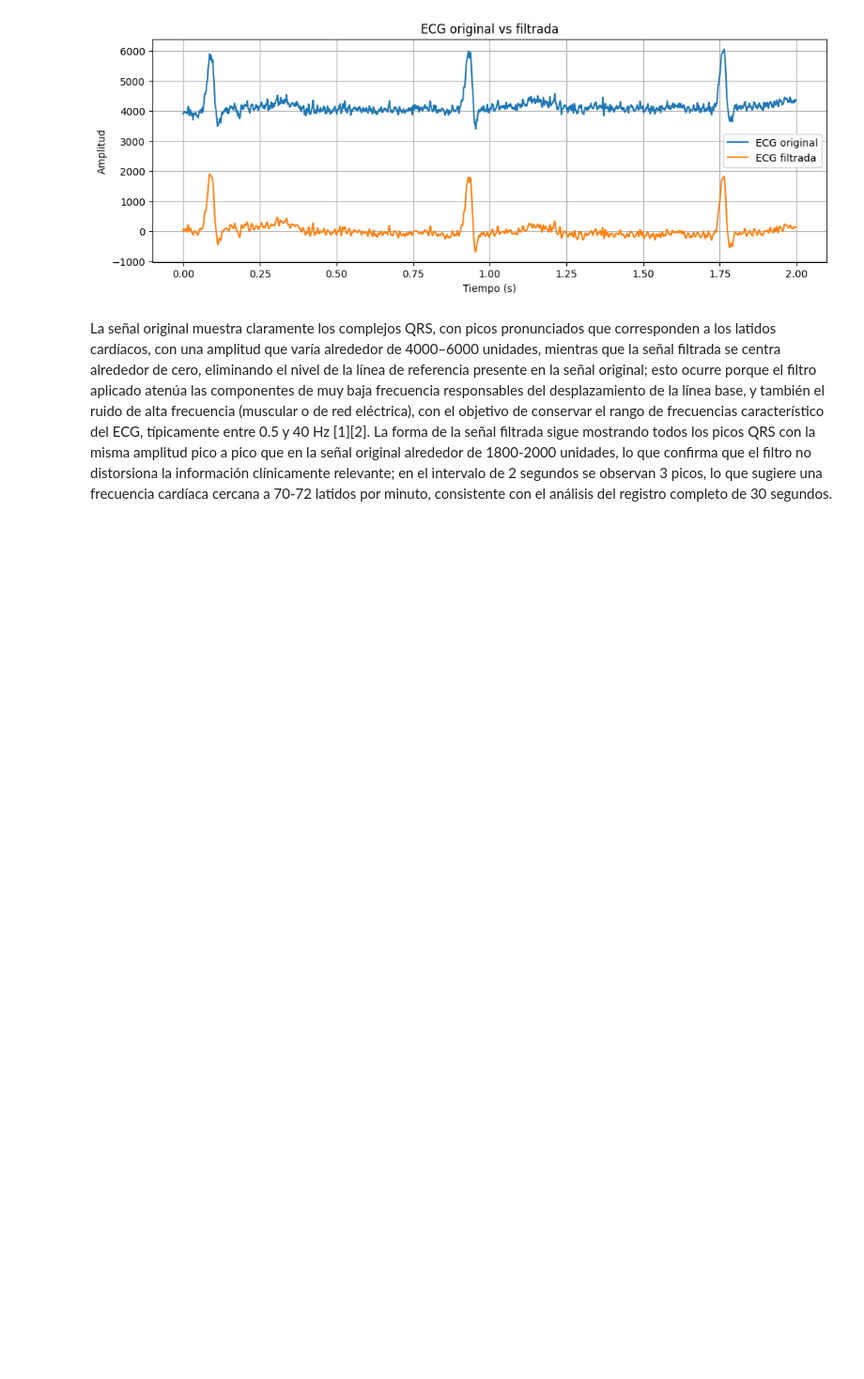
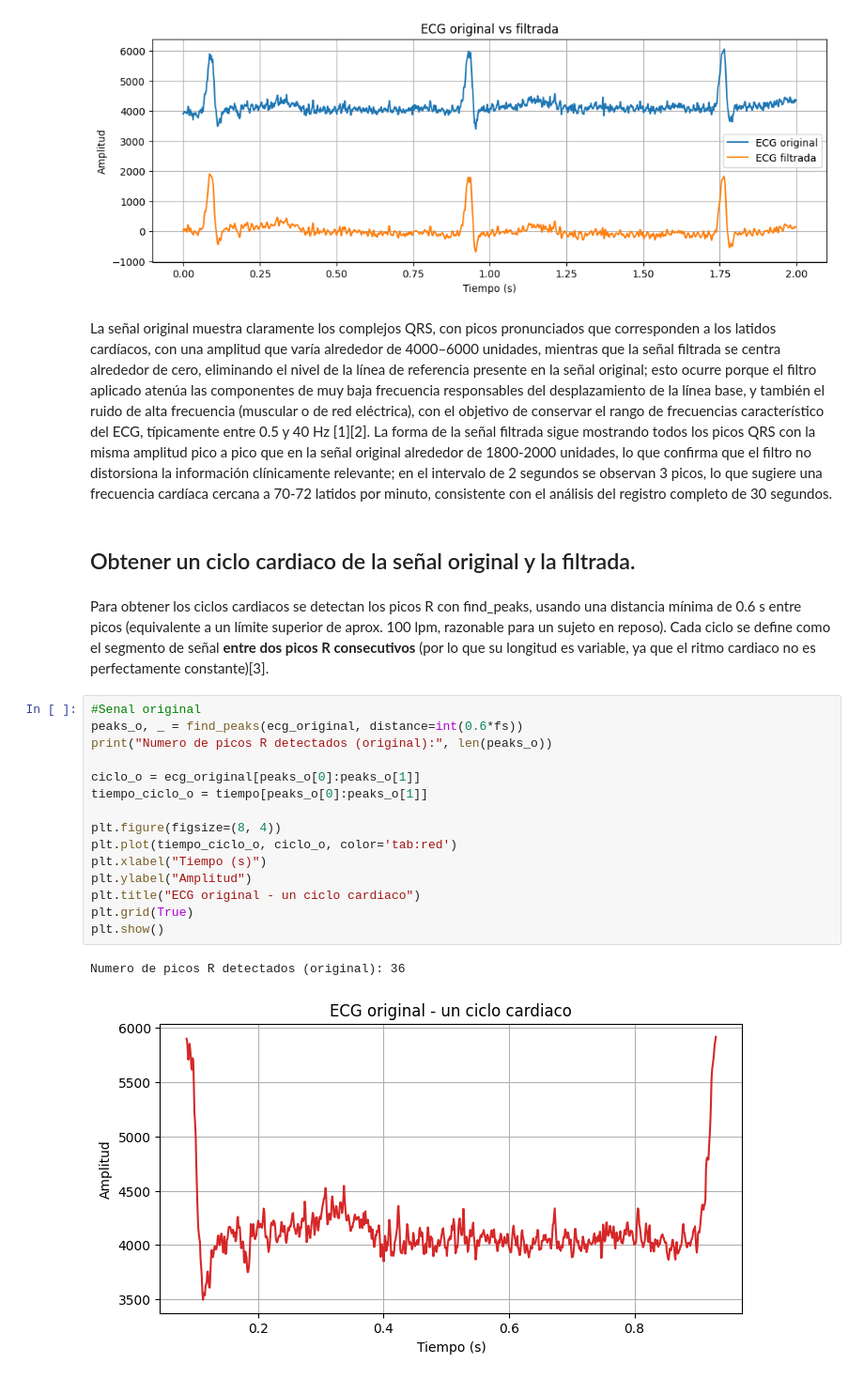
Before and after one commit to Juliana051319/Laboratorio_Biosenales_V4-6pm, a Jupyter notebook: práctica2/parte1.ipynb, the cells around one changed output. Shown at 94% size. Cells and saved outputs as stored; diff of their text form; blank space fills up the shorter version.

```diff
--- a/práctica2/parte1.ipynb
+++ b/práctica2/parte1.ipynb
@@ -115,3 +115,25 @@ plt.show()
 [figure]
 # %% [markdown]
 La señal original muestra claramente los complejos QRS, con picos pronunciados que corresponden a los latidos cardíacos, con una amplitud que varía alrededor de 4000–6000 unidades, mientras que la señal filtrada se centra alrededor de cero, eliminando el nivel de la línea de referencia presente en la señal original; esto ocurre porque el filtro aplicado atenúa las componentes de muy baja frecuencia responsables del desplazamiento de la línea base, y también el ruido de alta frecuencia (muscular o de red eléctrica), con el objetivo de conservar el rango de frecuencias característico del ECG, típicamente entre 0.5 y 40 Hz [1][2]. La forma de la señal filtrada sigue mostrando todos los picos QRS con la misma amplitud pico a pico que en la señal original alrededor de 1800-2000 unidades, lo que confirma que el filtro no distorsiona la información clínicamente relevante; en el intervalo de 2 segundos se observan 3 picos, lo que sugiere una frecuencia cardíaca cercana a 70-72 latidos por minuto, consistente con el análisis del registro completo de 30 segundos.
+# %% [markdown]
+## Obtener un ciclo cardiaco de la señal original y la filtrada.
+# %% [markdown]
+Para obtener los ciclos cardiacos se detectan los picos R con find_peaks, usando una distancia mínima de 0.6 s entre picos (equivalente a un límite superior de aprox. 100 lpm, razonable para un sujeto en reposo). Cada ciclo se define como el segmento de señal **entre dos picos R consecutivos** (por lo que su longitud es variable, ya que el ritmo cardiaco no es perfectamente constante)[3].
+# %%
+#Senal original
+peaks_o, _ = find_peaks(ecg_original, distance=int(0.6*fs))
+print("Numero de picos R detectados (original):", len(peaks_o))
+
+ciclo_o = ecg_original[peaks_o[0]:peaks_o[1]]
+tiempo_ciclo_o = tiempo[peaks_o[0]:peaks_o[1]]
+
+plt.figure(figsize=(8, 4))
+plt.plot(tiempo_ciclo_o, ciclo_o, color='tab:red')
+plt.xlabel("Tiempo (s)")
+plt.ylabel("Amplitud")
+plt.title("ECG original - un ciclo cardiaco")
+plt.grid(True)
+plt.show()
+# %% [output]
+Numero de picos R detectados (original): 36
+[figure, added]
```
Also changed, not shown: parts of 5 cells of this notebook.
